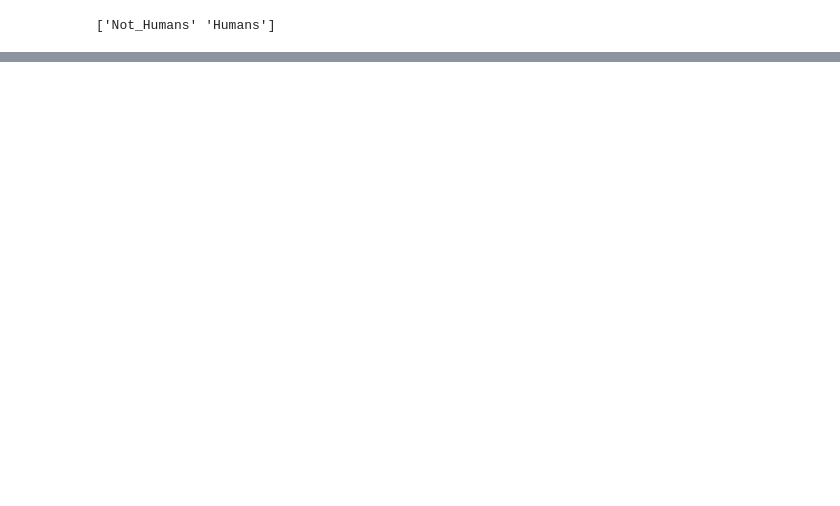
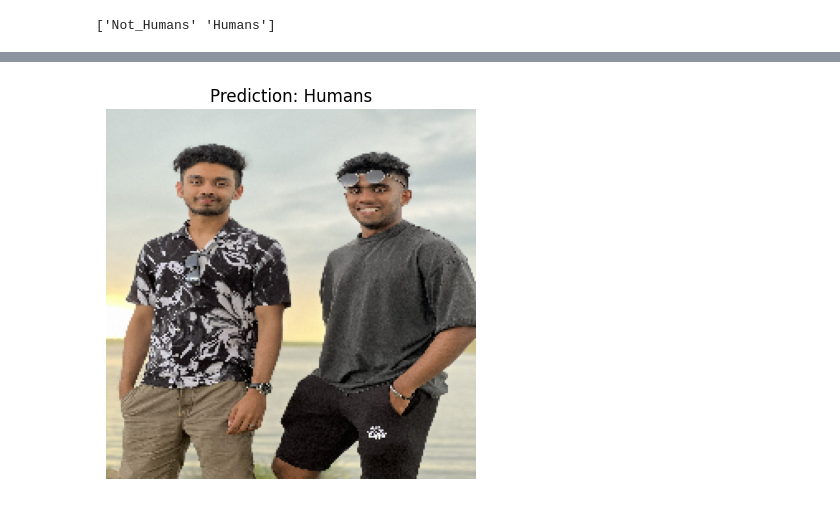
Before and after one commit to charles01george/01_Hum_or_Not_Sample, a Jupyter notebook: Humans_or_not_Sample.ipynb, the cells around one changed output, grey strips where cells are left out. Saved outputs shown, nothing was run; the diff lists cells and outputs as text; code cells hidden in the pictures; blank space fills up the shorter version.

```diff
--- a/Humans_or_not_Sample.ipynb
+++ b/Humans_or_not_Sample.ipynb
@@ -372,0 +407,4 @@ print(class_names)
+# %%
+# Load in an dpreprocess our custom image
+data = load_and_prep_image("/content/drive/MyDrive/Humans_or_Not_Sample_project/Sample/Sample/154B218A-30B7-4DA5-ADBD-38DE0A971A6C.jpeg")
+data
@@ -372,0 +431,5 @@ print(class_names)
+# %%
+# Add an extra axis
+print(f"Shape before new dimension: {data.shape}")
+data = tf.expand_dims(data, axis=0)  # add an extra dimension at axis 0
+print(f"Shape after new dimension: {data.shape}")
@@ -372,0 +441,4 @@ print(class_names)
+# %%
+# Make a prediction on our image tensor
+pred = model_1.predict(data)
+print(pred)
@@ -372,0 +462,19 @@ print(class_names)
+# %%
+def pred_and_plot(model, filename, class_name):
+  """
+  Imports an image located at filename, make a prediction on it with
+  a trained model and plots the image with the predicted class as the title
+  """
+
+  # Import the target image and preprocess it
+  img = load_and_prep_image(filename)
+  # Make a prediton
+  pred = model.predict(tf.expand_dims(img, axis=0))
+  print(pred)
+  # Get the predicted class
+  pred_class = class_names[int(tf.round(pred))]
+
+  # Plot the image and predict the class
+  plt.imshow(img)
+  plt.title(f"Prediction: {pred_class}")
+  plt.axis(False);
@@ -372,0 +488,3 @@ print(class_names)
+# %%
+pred_and_plot(model_1, "/content/drive/MyDrive/Humans_or_Not_Sample_project/Sample/Sample/IMG_2929.jpeg", class_names)
+# %% [output]
@@ -372,0 +493 @@ print(class_names)
+[figure, added]
```
Also changed, not shown: parts of 64 cells of this notebook.
